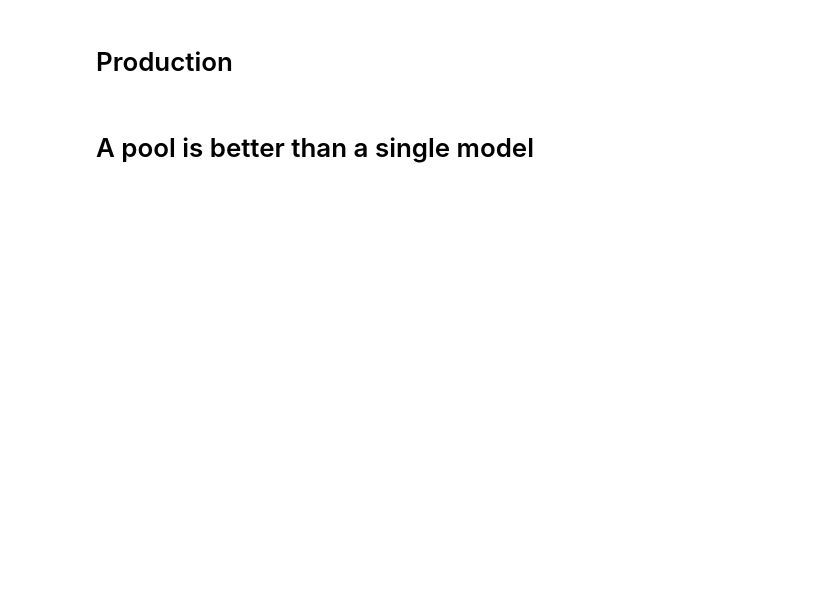
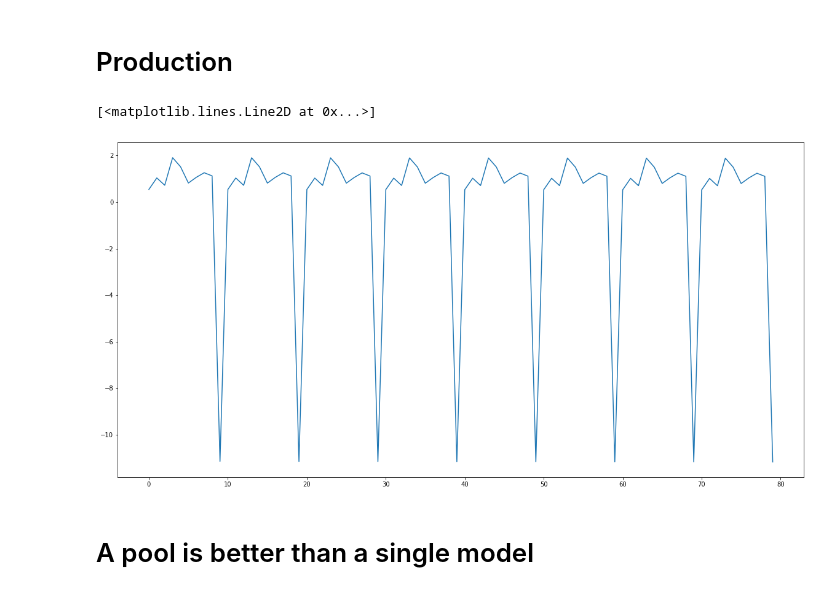
Before and after one commit to AutocoinLab/autopycoin, a Jupyter notebook: examples/get_started.ipynb, the cells around one changed output. Saved outputs shown, nothing was run; the diff lists cells and outputs as text; code cells hidden in the pictures; blank space fills up the shorter version.

```diff
--- a/examples/get_started.ipynb
+++ b/examples/get_started.ipynb
@@ -243,6 +241,9 @@ plotter.plot_from_index('240', 'test')
 # Production
 # %%
 prod = w.production(data)
-plt.plot(model1.predict(prod)[0])
+plt.plot(model1.predict(prod)[0].values[1])
+# %% [output]
+[<matplotlib.lines.Line2D at 0x...>]
+[figure, added]
 # %% [markdown]
 # A pool is better than a single model
```
Also changed, not shown: parts of 26 cells of this notebook, 55 other files.
